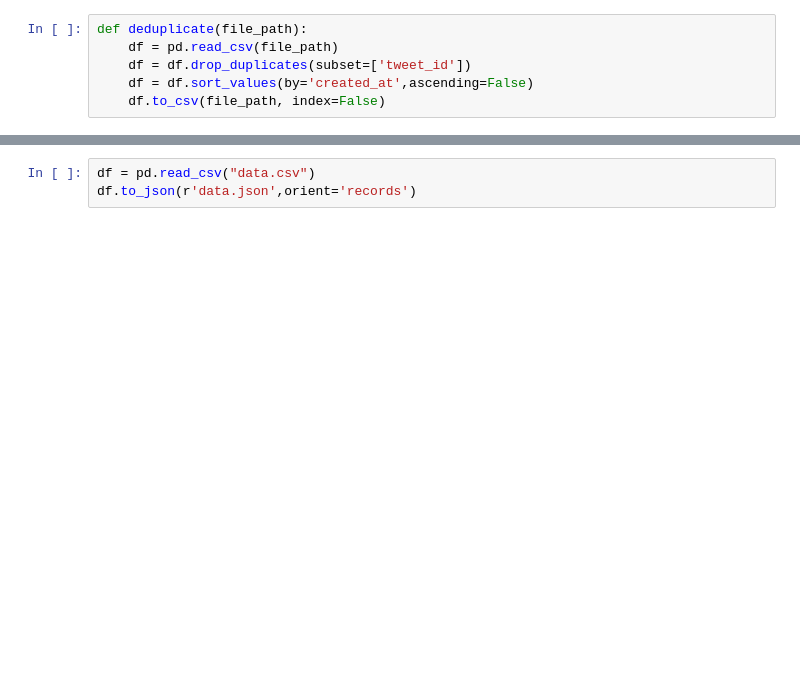
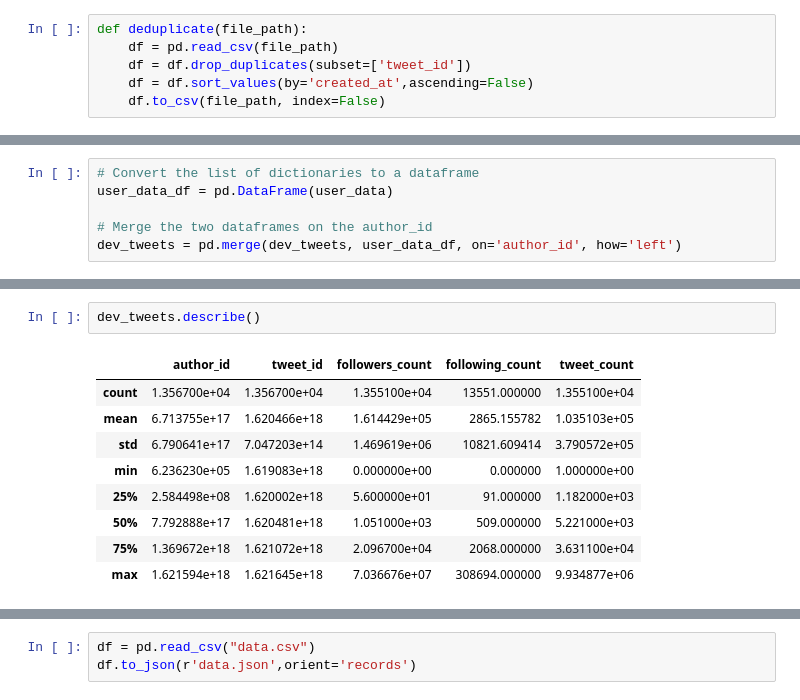
Before and after one commit to Kluthra15/twitter_marketing_ML, a Jupyter notebook: Twitter_Tweepy_Data_Extraction.ipynb, the cells around one changed output, grey strips where cells are left out. Saved outputs shown, nothing was run; the diff lists cells and outputs as text; blank space fills up the shorter version.

Commit message:
Added user data. Added new CSV.

```diff
--- a/Twitter_Tweepy_Data_Extraction.ipynb
+++ b/Twitter_Tweepy_Data_Extraction.ipynb
@@ -223,0 +280,6 @@ deduplicate("test.csv")
+# %%
+# Convert the list of dictionaries to a dataframe
+user_data_df = pd.DataFrame(user_data)
+
+# Merge the two dataframes on the author_id
+dev_tweets = pd.merge(dev_tweets, user_data_df, on='author_id', how='left')
@@ -223,0 +295,12 @@ deduplicate("test.csv")
+# %%
+dev_tweets.describe()
+# %% [output]
+|  | author_id | tweet_id | followers_count | following_count | tweet_count |
+| count | 1.356700e+04 | 1.356700e+04 | 1.355100e+04 | 13551.000000 | 1.355100e+04 |
+| mean | 6.713755e+17 | 1.620466e+18 | 1.614429e+05 | 2865.155782 | 1.035103e+05 |
+| std | 6.790641e+17 | 7.047203e+14 | 1.469619e+06 | 10821.609414 | 3.790572e+05 |
+| min | 6.236230e+05 | 1.619083e+18 | 0.000000e+00 | 0.000000 | 1.000000e+00 |
+| 25% | 2.584498e+08 | 1.620002e+18 | 5.600000e+01 | 91.000000 | 1.182000e+03 |
+| 50% | 7.792888e+17 | 1.620481e+18 | 1.051000e+03 | 509.000000 | 5.221000e+03 |
+| 75% | 1.369672e+18 | 1.621072e+18 | 2.096700e+04 | 2068.000000 | 3.631100e+04 |
+| max | 1.621594e+18 | 1.621645e+18 | 7.036676e+07 | 308694.000000 | 9.934877e+06 |
```
Also changed, not shown: parts of 15 cells of this notebook, 1 other file.
